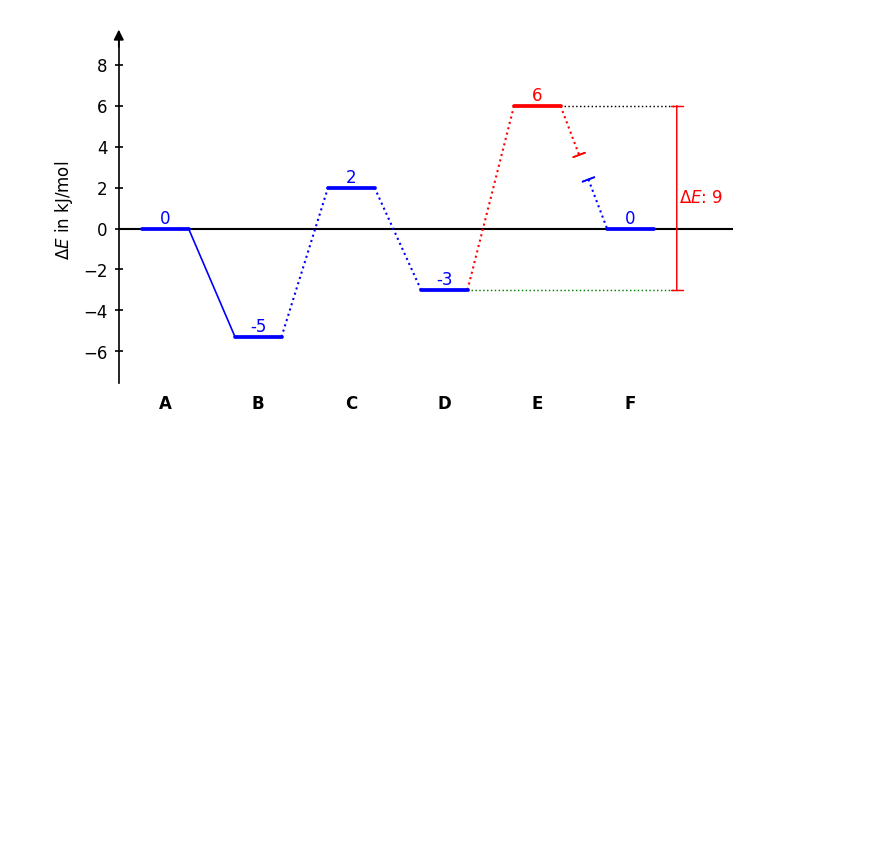
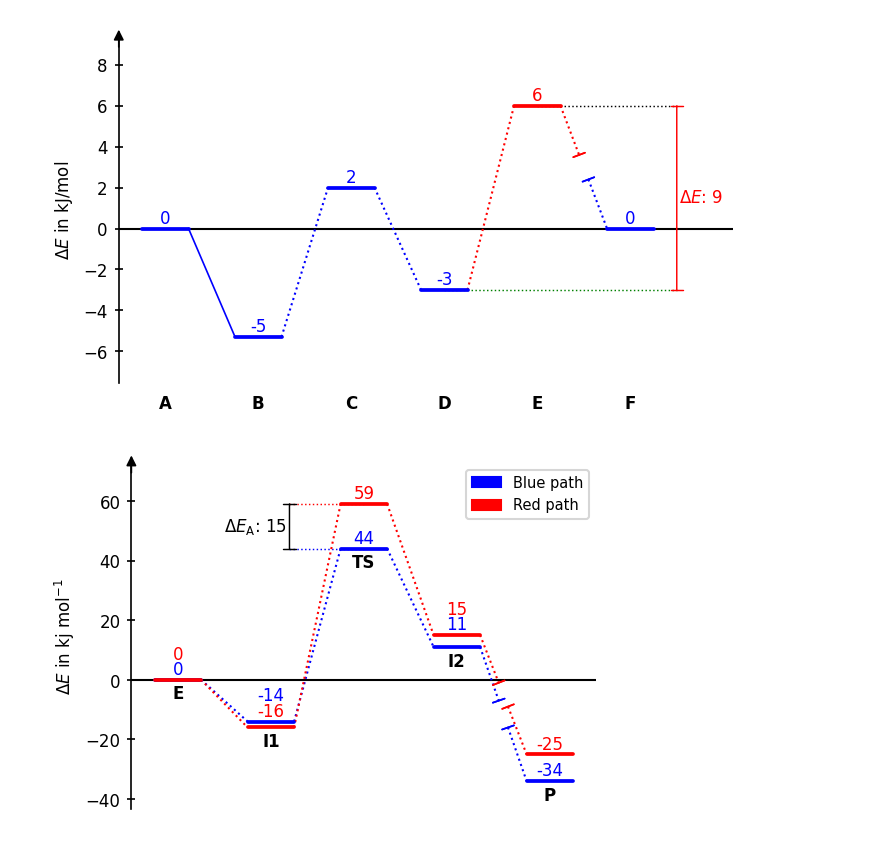
Before and after one commit to Tonner-Zech-Group/chem-diagrams, a Jupyter notebook: examples/test_use.ipynb, the cells around one changed output. Saved outputs shown, nothing was run; the diff lists cells and outputs as text; code cells hidden in the pictures; blank space fills up the shorter version.

```diff
--- a/examples/test_use.ipynb
+++ b/examples/test_use.ipynb
@@ -148,3 +148,45 @@ dia1.show()
 # %% [output]
 Figure size is 5.28 x 3 inches.
 [figure]
+# %%
+from chemdiagrams import EnergyDiagram
+
+x = [0,1,2,3,4]
+y_data_1 = [0,-14,44,11,-34]
+y_data_2 = [0,-16,59,15,-25]
+# %%
+dia = EnergyDiagram(style="open")
+
+dia.draw_path(
+    x, y_data_1, "blue",
+    path_name="Blue path",
+    linetypes=[1,1,1,-1],
+
+)
+
+dia.draw_path(
+    x, y_data_2, "red",
+    path_name="Red path",
+    linetypes=[1,1,1,-1]
+)
+
+dia.add_numbers_auto(fontsize=8)
+
+dia.draw_difference_bar(
+    1.2, (y_data_1[2], y_data_2[2]),
+    r"$\Delta E_\mathrm{A}$: ",
+    left_side=True,
+    x_whiskers=(2,2),
+    whiskercolor="red"
+)
+
+dia.bars[0].whisker_1.set_color("blue")
+
+dia.set_xlabels(["E", "I1", "TS", "I2", "P"],
+                in_plot=True, fontsize=8
+                )
+dia.legend(fontsize=7)
+dia.ax.set_ylabel(r"$\Delta E$ in kj mol$^{-1}$", fontsize=8)
+dia.show()
+# %% [output]
+[figure, added]
```
Also changed, not shown: parts of 1 cell of this notebook, 7 other files.
